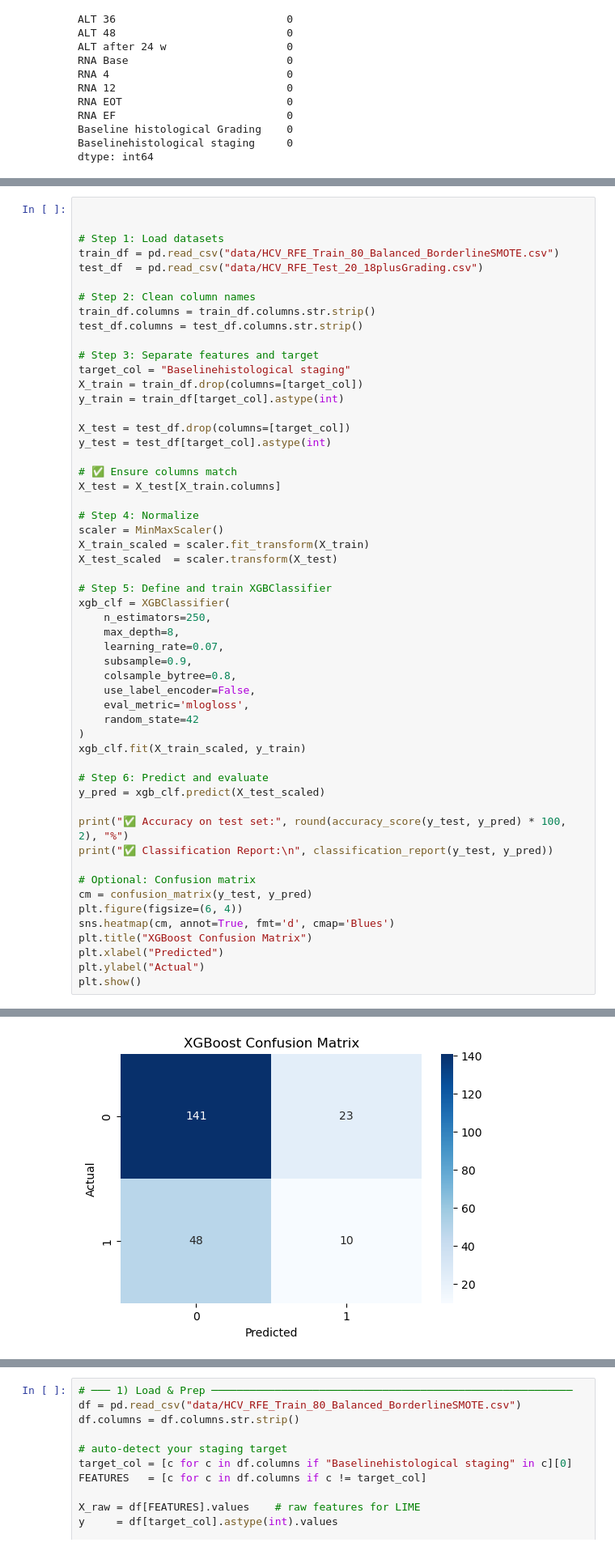
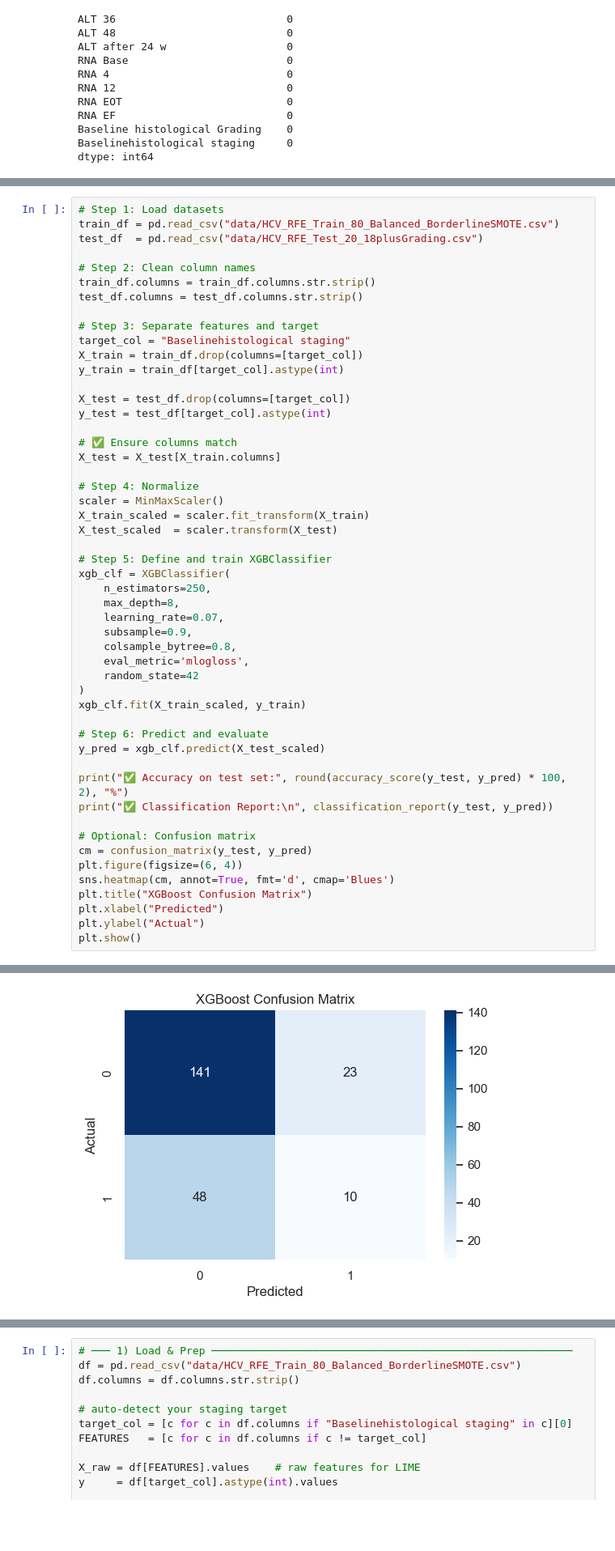
Before and after one commit to TasinToha/cse445-project, a Jupyter notebook: final _project.ipynb, the cells around one changed output, grey strips where cells are left out. Shown at 81% size. Drawn from its saved outputs; the diff is of its cells as text; blank space fills up the shorter version.

```diff
--- a/final _project.ipynb
+++ b/final _project.ipynb
@@ -509,6 +497,4 @@ weighted avg       0.60      0.63      0.61       222
 # %%
-
-
 # Step 1: Load datasets
 train_df = pd.read_csv("data/HCV_RFE_Train_80_Balanced_BorderlineSMOTE.csv")
 test_df  = pd.read_csv("data/HCV_RFE_Test_20_18plusGrading.csv")
@@ -540,7 +526,6 @@ xgb_clf = XGBClassifier(
     learning_rate=0.07,
     subsample=0.9,
     colsample_bytree=0.8,
-    use_label_encoder=False,
     eval_metric='mlogloss',
     random_state=42
 )
@@ -577,2 +559,2 @@ weighted avg       0.63      0.68      0.65       222
-[figure, old version]
+[figure, new version]
 # %%
```
Also changed, not shown: parts of 11 cells of this notebook, 3 other files.
